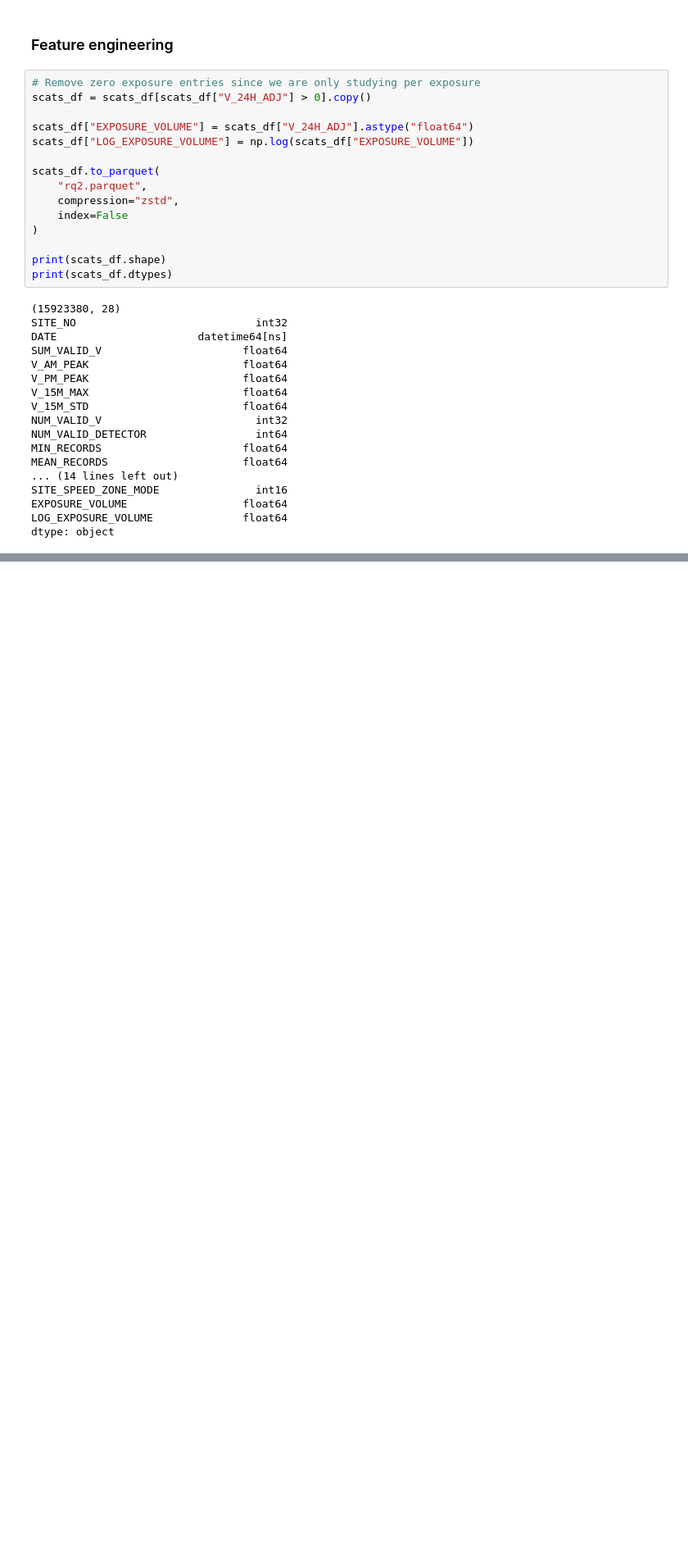
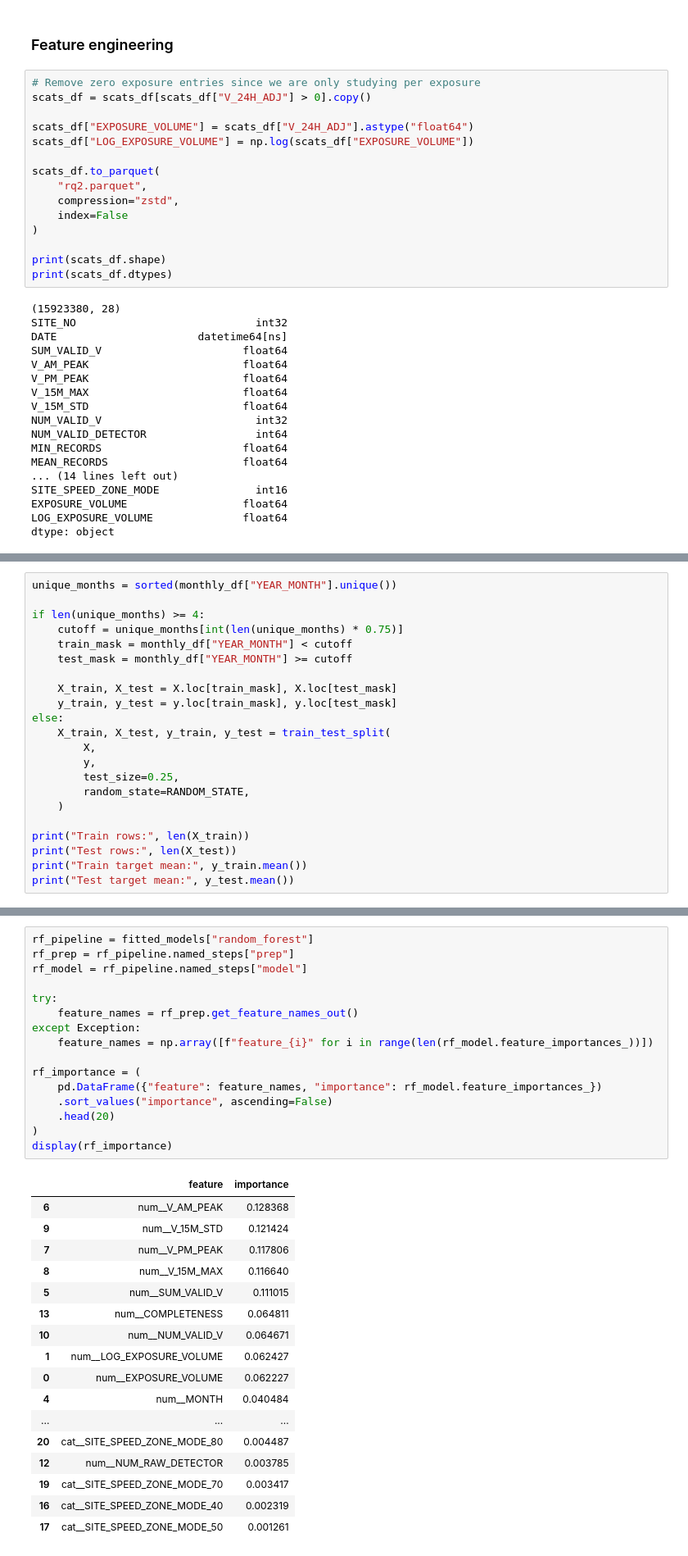
Before and after one commit to comp90049-g65/a2, a Jupyter notebook: rq2.ipynb, the cells around one changed output, grey strips where cells are left out. Shown at 82% size. Saved outputs shown, nothing was run; the diff lists cells and outputs as text; blank space fills up the shorter version.

```diff
--- a/rq2.ipynb
+++ b/rq2.ipynb
@@ -479,0 +746,22 @@ dtype: object
+# %%
+unique_months = sorted(monthly_df["YEAR_MONTH"].unique())
+
+if len(unique_months) >= 4:
+    cutoff = unique_months[int(len(unique_months) * 0.75)]
+    train_mask = monthly_df["YEAR_MONTH"] < cutoff
+    test_mask = monthly_df["YEAR_MONTH"] >= cutoff
+
+    X_train, X_test = X.loc[train_mask], X.loc[test_mask]
+    y_train, y_test = y.loc[train_mask], y.loc[test_mask]
+else:
+    X_train, X_test, y_train, y_test = train_test_split(
+        X,
+        y,
+        test_size=0.25,
+        random_state=RANDOM_STATE,
+    )
+
+print("Train rows:", len(X_train))
+print("Test rows:", len(X_test))
+print("Train target mean:", y_train.mean())
+print("Test target mean:", y_test.mean())
@@ -479,0 +874,34 @@ dtype: object
+# %%
+rf_pipeline = fitted_models["random_forest"]
+rf_prep = rf_pipeline.named_steps["prep"]
+rf_model = rf_pipeline.named_steps["model"]
+
+try:
+    feature_names = rf_prep.get_feature_names_out()
+except Exception:
+    feature_names = np.array([f"feature_{i}" for i in range(len(rf_model.feature_importances_))])
+
+rf_importance = (
+    pd.DataFrame({"feature": feature_names, "importance": rf_model.feature_importances_})
+    .sort_values("importance", ascending=False)
+    .head(20)
+)
+display(rf_importance)
+# %% [output]
+|  | feature | importance |
+| 6 | num__V_AM_PEAK | 0.128368 |
+| 9 | num__V_15M_STD | 0.121424 |
+| 7 | num__V_PM_PEAK | 0.117806 |
+| 8 | num__V_15M_MAX | 0.116640 |
+| 5 | num__SUM_VALID_V | 0.111015 |
+| 13 | num__COMPLETENESS | 0.064811 |
+| 10 | num__NUM_VALID_V | 0.064671 |
+| 1 | num__LOG_EXPOSURE_VOLUME | 0.062427 |
+| 0 | num__EXPOSURE_VOLUME | 0.062227 |
+| 4 | num__MONTH | 0.040484 |
+| ... | ... | ... |
+| 20 | cat__SITE_SPEED_ZONE_MODE_80 | 0.004487 |
+| 12 | num__NUM_RAW_DETECTOR | 0.003785 |
+| 19 | cat__SITE_SPEED_ZONE_MODE_70 | 0.003417 |
+| 16 | cat__SITE_SPEED_ZONE_MODE_40 | 0.002319 |
+| 17 | cat__SITE_SPEED_ZONE_MODE_50 | 0.001261 |
```
Also changed, not shown: parts of 22 cells of this notebook, 2 other files.
